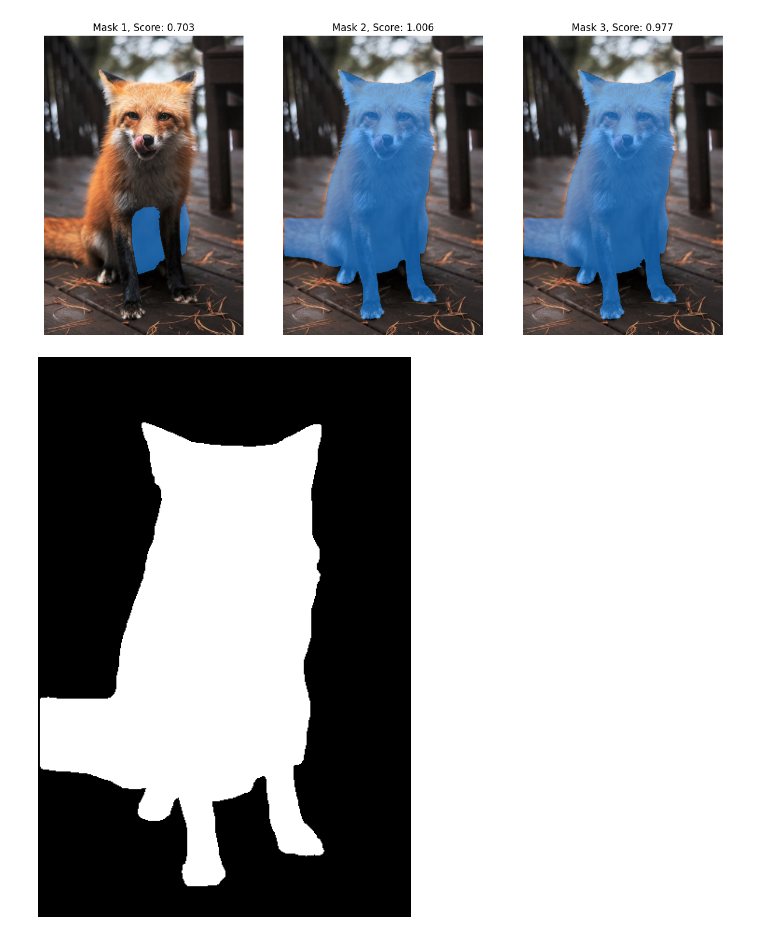
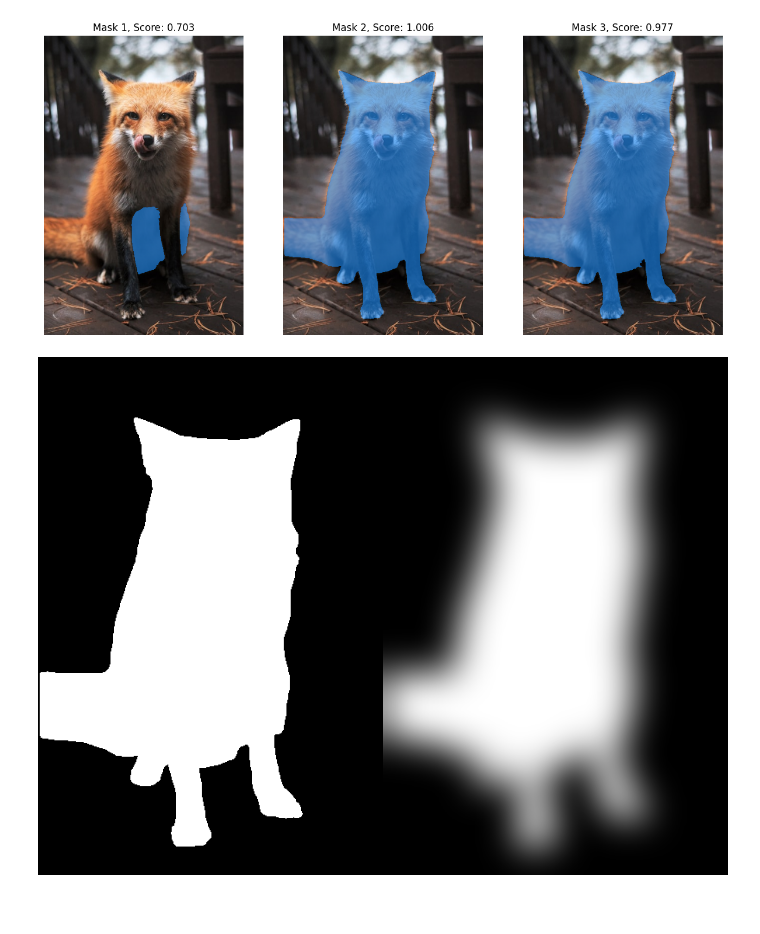
Before and after one commit to Magellol/diffedit, a Jupyter notebook: inpainting.ipynb, the cells around one changed output. Cells and saved outputs as stored; diff of their text form; code cells hidden in the pictures; blank space fills up the shorter version.

```diff
--- a/inpainting.ipynb
+++ b/inpainting.ipynb
@@ -26,12 +8,15 @@ import matplotlib.pyplot as plt
 from diffusers import AutoPipelineForInpainting
 from diffusers.utils import load_image, make_image_grid
 from transformers import SamModel, SamProcessor
-from PIL import Image
+from PIL import Image, ImageFilter
 import numpy as np
 
 image_w = 400
 unsplash_image = f"https://images.unsplash.com/photo-1727884747982-4532ed1cb541?q=80&w={image_w}&auto=format&fit=crop"
+
 if (torch.cuda.is_available()):
     device = "cuda"
+elif (torch.backends.mps.is_available()):
+    device = "mps"
 else:
     device = "cpu"
@@ -105,4 +117,19 @@ In order to avoid computing multiple times the same image embeddings, we will co
 # %%
 inputs = sam_processor(image, return_tensors="pt").to(device)
 image_embeddings = sam_model.get_image_embeddings(inputs["pixel_values"])
+
+if (device == "mps"):
+    image_embeddings = image_embeddings.to(torch.float32)
+# %%
+inputs = sam_processor(image, input_points=input_points, return_tensors="pt")
+
+# pop the pixel_values as they are not neded
+inputs.pop("pixel_values", None)
+inputs.update({"image_embeddings": image_embeddings})
+
+# Metal doesn't support double precision floats (float64)
+if (device == "mps"):
+    inputs.update({"input_points": inputs.input_points.to(torch.float32)})
+
+inputs = inputs.to(device)
 # %%
@@ -124,15 +147,17 @@ show_masks_on_image(image, masks_[0], scores)
 # %%
 # By default SAM produces "multi masks" but we only care about one.
 masks = masks_[0][0]
 max_score_index = torch.argmax(scores).item()
 best_mask = masks[max_score_index]
 
 binary_mask = (best_mask > 0.5).float()
 binary_mask_8bit = (binary_mask * 255).byte()
 
 mask_image = Image.fromarray(binary_mask_8bit.cpu().numpy(), mode='L')
 mask_image = mask_image.resize(image.size)
 
-mask_image
+blurred_mask_image = mask_image.filter(ImageFilter.GaussianBlur(20))
+
+make_image_grid([mask_image, blurred_mask_image], rows=1, cols=2)
 # %% [output]
-[figure, old version]
+[figure, new version]
```
Also changed, not shown: parts of 9 cells of this notebook.
